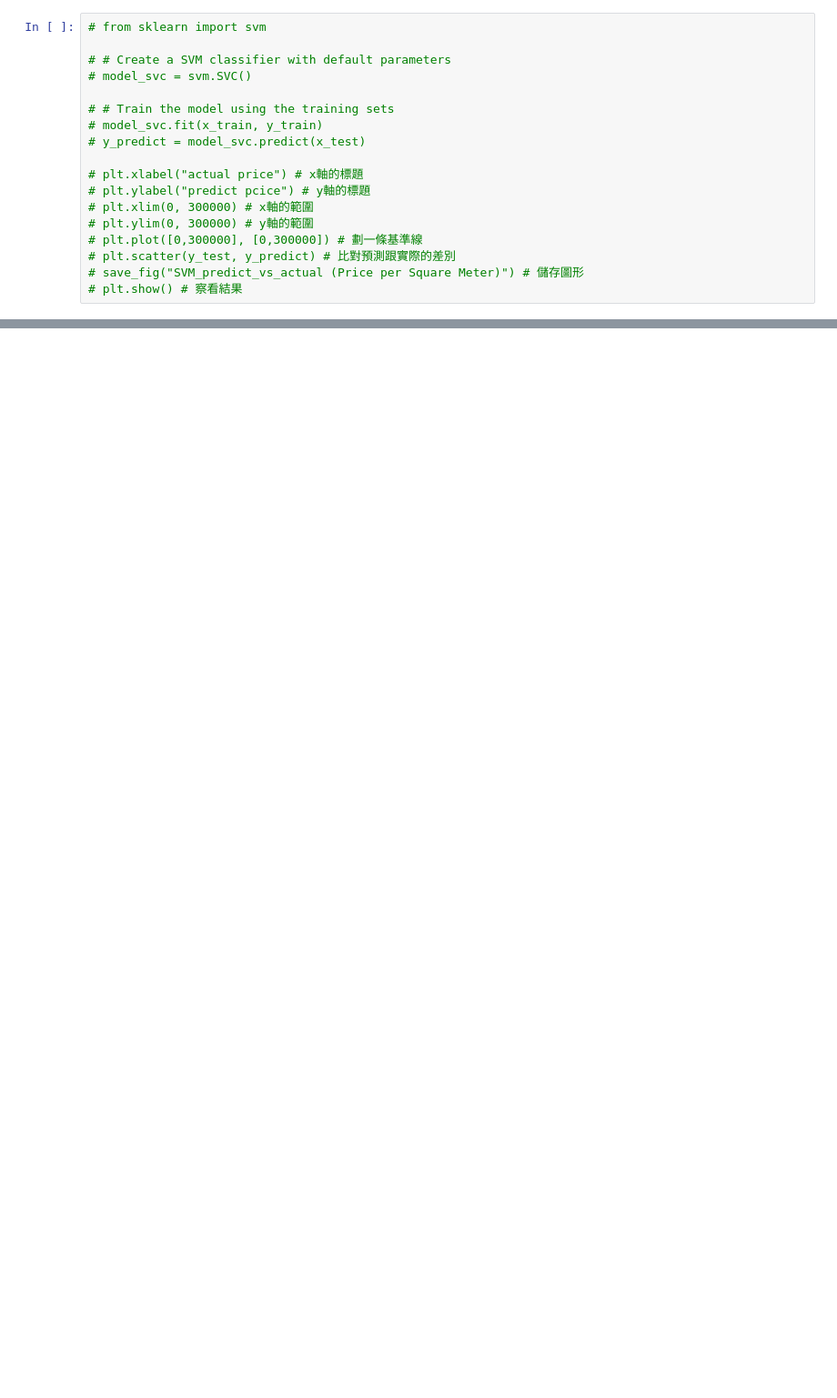
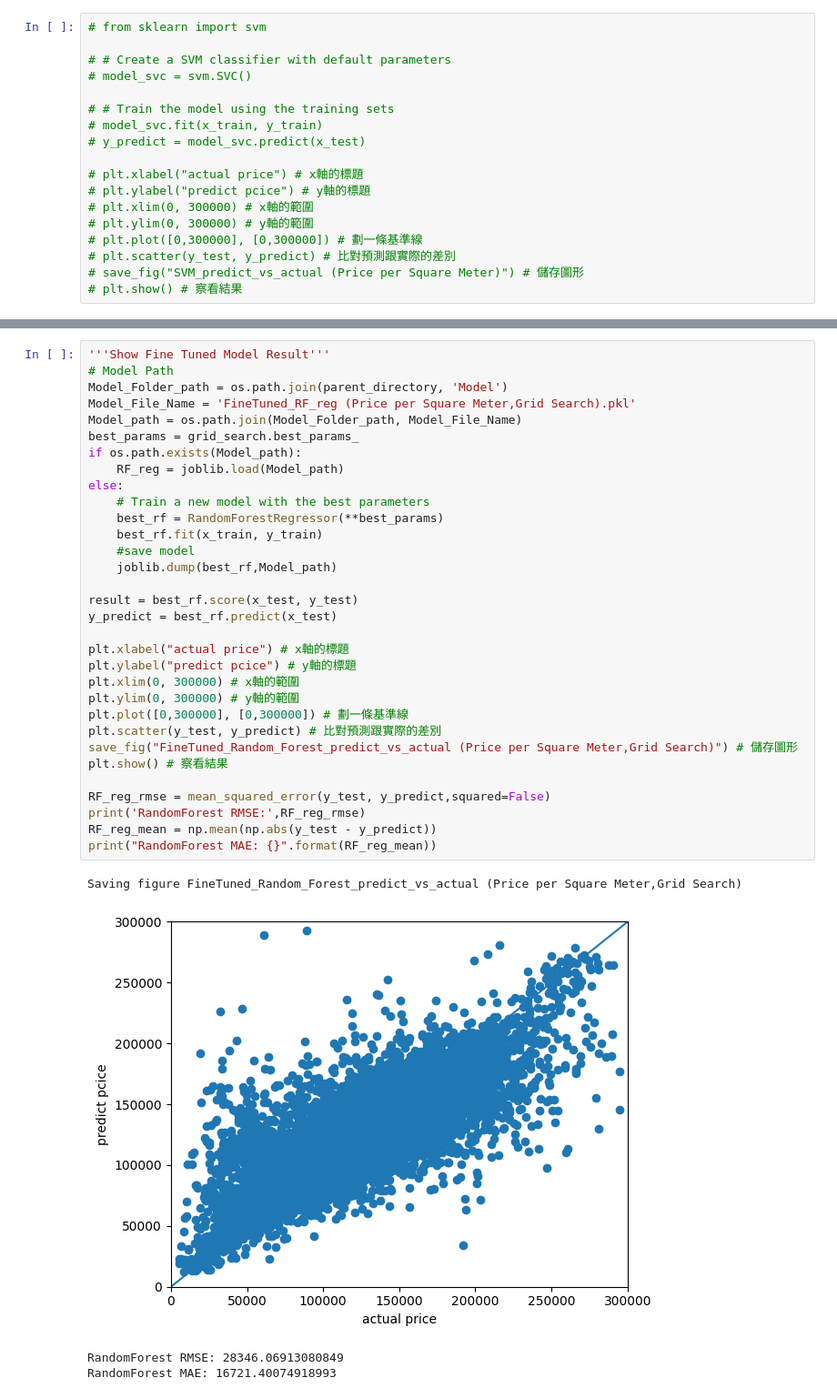
Before and after one commit to jgw0915/housePricePredict, a Jupyter notebook: Scripts/house_average_price.ipynb, the cells around one changed output, grey strips where cells are left out. Shown at 91% size. Cells and saved outputs as stored; diff of their text form; blank space fills up the shorter version.

Commit message:
Feat: Fine Tune Random Forest Model

```diff
--- a/Scripts/house_average_price.ipynb
+++ b/Scripts/house_average_price.ipynb
@@ -480,3 +477,40 @@ KeyboardInterrupt:
+# %%
+'''Show Fine Tuned Model Result'''
+# Model Path
+Model_Folder_path = os.path.join(parent_directory, 'Model')
+Model_File_Name = 'FineTuned_RF_reg (Price per Square Meter,Grid Search).pkl'
+Model_path = os.path.join(Model_Folder_path, Model_File_Name)
+best_params = grid_search.best_params_
+if os.path.exists(Model_path):
+    RF_reg = joblib.load(Model_path)
+else:
+    # Train a new model with the best parameters
+    best_rf = RandomForestRegressor(**best_params)
+    best_rf.fit(x_train, y_train)
+    #save model
+    joblib.dump(best_rf,Model_path)
+
+result = best_rf.score(x_test, y_test)
+y_predict = best_rf.predict(x_test)
+
+plt.xlabel("actual price") # x軸的標題
+plt.ylabel("predict pcice") # y軸的標題
+plt.xlim(0, 300000) # x軸的範圍
+plt.ylim(0, 300000) # y軸的範圍
+plt.plot([0,300000], [0,300000]) # 劃一條基準線
+plt.scatter(y_test, y_predict) # 比對預測跟實際的差別
+save_fig("FineTuned_Random_Forest_predict_vs_actual (Price per Square Meter,Grid Search)") # 儲存圖形
+plt.show() # 察看結果
+
+RF_reg_rmse = mean_squared_error(y_test, y_predict,squared=False)
+print('RandomForest RMSE:',RF_reg_rmse)
+RF_reg_mean = np.mean(np.abs(y_test - y_predict))
+print("RandomForest MAE: {}".format(RF_reg_mean))
+# %% [output]
+Saving figure FineTuned_Random_Forest_predict_vs_actual (Price per Square Meter,Grid Search)
+[figure, added]
+RandomForest RMSE: 28346.06913080849
+RandomForest MAE: 16721.40074918993
 # %%
 '''Randomized Search'''
 def randomize_search_model(model):
```
Also changed, not shown: parts of 6 cells of this notebook.
